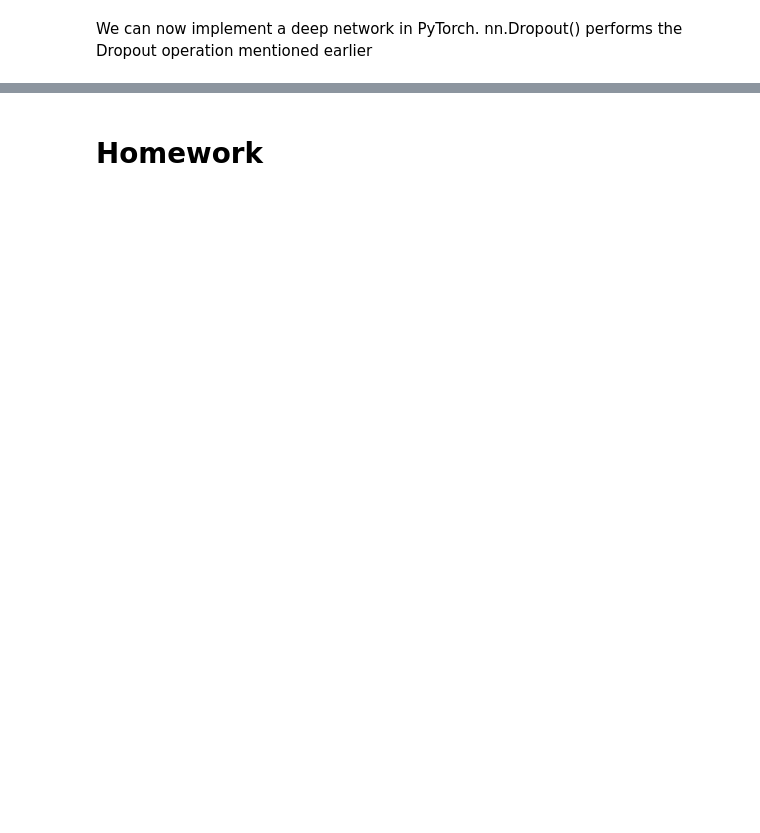
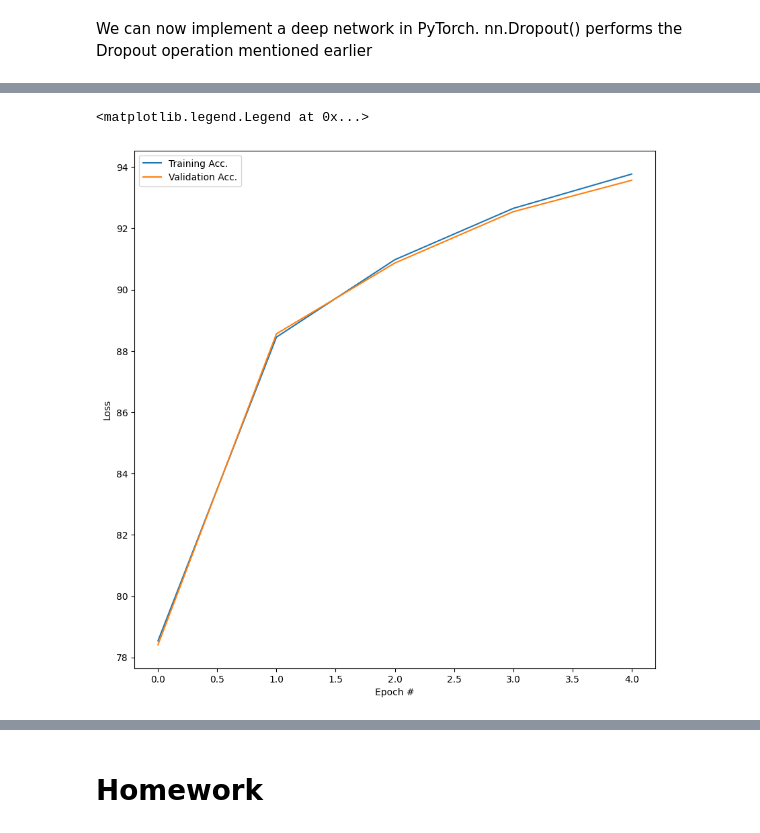
Before and after one commit to elvansahin/alcf-ml-homeworks, a Jupyter notebook: Copy_of_01_introduction_mnist.ipynb, the cells around one changed output, grey strips where cells are left out. Cells and saved outputs as stored; diff of their text form; code cells hidden in the pictures; blank space fills up the shorter version.

```diff
--- a/Copy_of_01_introduction_mnist.ipynb
+++ b/Copy_of_01_introduction_mnist.ipynb
@@ -301,7 +379,10 @@ class NonlinearClassifier(nn.Module):
             nn.Dropout(0.2),
             nn.Linear(50, 50),
             nn.ReLU(),
-            nn.Dropout(0.2),
+           # nn.Dropout(0.2),
+            nn.Linear(50, 50),
+            nn.ReLU(),
+           # nn.Dropout(0.2),
             nn.Linear(50, 10)
         )
 
@@ -318,17 +399,17 @@ optimizer = torch.optim.SGD(nonlinear_model.parameters(), lr=0.05)
 %%time
 
 epochs = 5
-train_loss_all = []
-val_loss_all = []
+train_acc_all = []
+val_acc_all = []
 for j in range(epochs):
     train_one_epoch(train_dataloader, nonlinear_model, loss_fn, optimizer)
 
     # checking on the training loss and accuracy once per epoch
     acc, loss = evaluate(train_dataloader, nonlinear_model, loss_fn)
-    train_loss_all.append(loss)
+    train_acc_all.append(acc)
     print(f"Epoch {j}: training loss: {loss}, accuracy: {acc}")
 
     # checking on the validation loss and accuracy once per epoch
     val_acc, val_loss = evaluate(val_dataloader, nonlinear_model, loss_fn)
-    val_loss_all.append(val_loss)
+    val_acc_all.append(val_acc)
     print(f"Epoch {j}: val. loss: {val_loss}, val. accuracy: {val_acc}")
@@ -334,0 +429,11 @@ for j in range(epochs):
+# %%
+pltsize=1
+plt.figure(figsize=(10*pltsize, 10 * pltsize))
+plt.plot(range(epochs), train_acc_all,label = 'Training Acc.' )
+plt.plot(range(epochs), val_acc_all, label = 'Validation Acc.' )
+plt.xlabel('Epoch #')
+plt.ylabel('Loss')
+plt.legend()
+# %% [output]
+<matplotlib.legend.Legend at 0x...>
+[figure, added]
```
Also changed, not shown: parts of 21 cells of this notebook.
